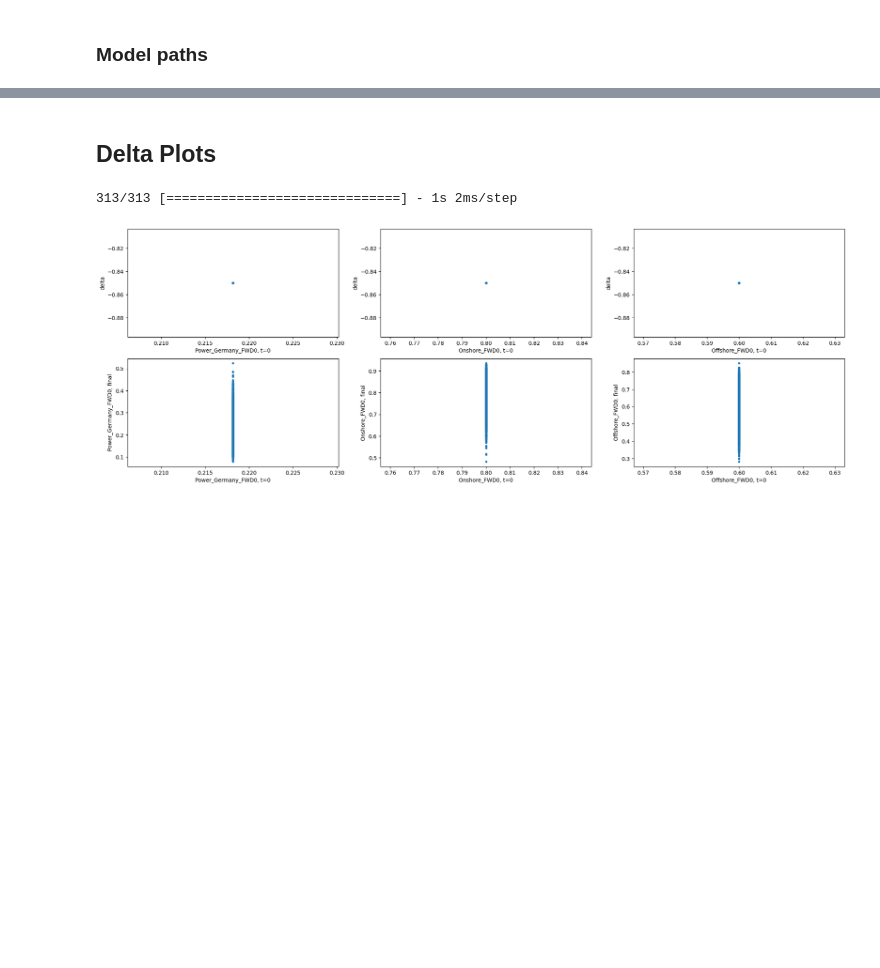
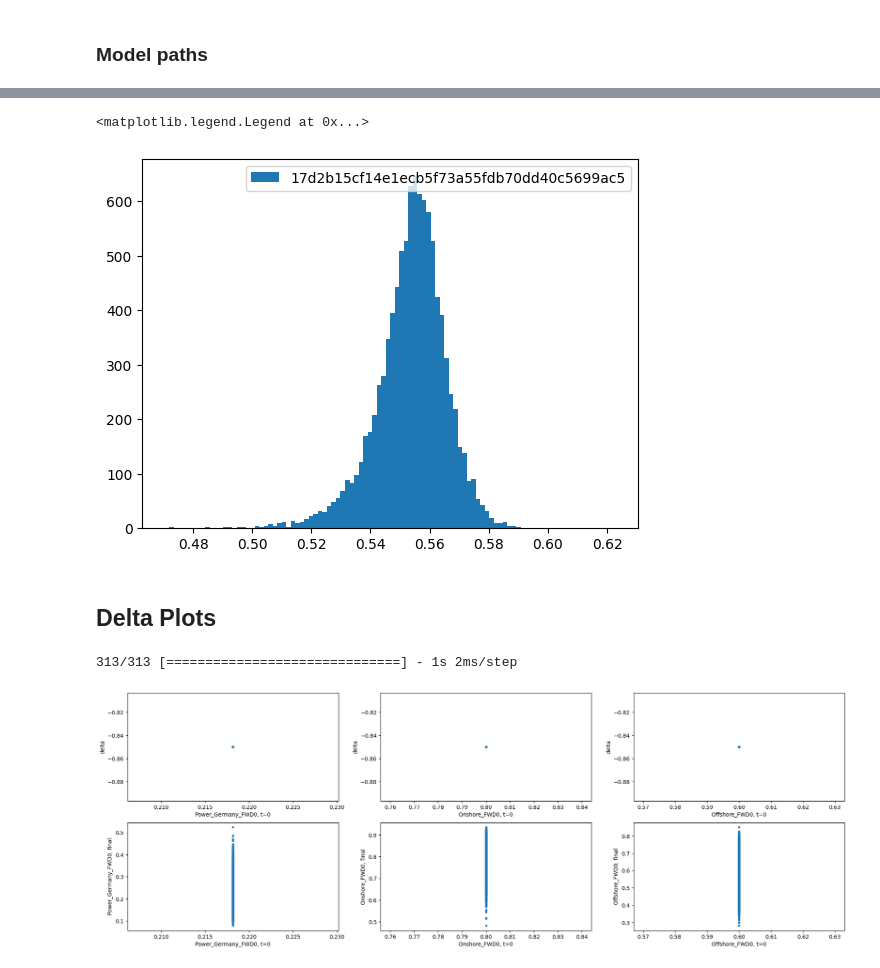
Before and after one commit to hnguyen-RIVACON/RiVaPy, a Jupyter notebook: sandbox/green_ppa/green_ppa_deep_hedging_experiments.ipynb, the cells around one changed output, grey strips where cells are left out. Cells and saved outputs as stored; diff of their text form; code cells hidden in the pictures; blank space fills up the shorter version.

```diff
--- a/sandbox/green_ppa/green_ppa_deep_hedging_experiments.ipynb
+++ b/sandbox/green_ppa/green_ppa_deep_hedging_experiments.ipynb
@@ -185,6 +124,0 @@ for k,v in pricing_results.paths.items():
-# %%
-pnl = pricing_results.hedge_model.compute_pnl(pricing_results.paths, pricing_results.payoff)
-
-#plt.hist(pricing_results.payoff, bins=100, alpha=0.5, density=True)
-plt.axvline(pnl.mean())
-plt.hist(pnl,bins=100, alpha=0.5, density=True);
@@ -193,0 +125,13 @@ plt.hist(pnl,bins=100, alpha=0.5, density=True);
+# %%
+def compute_pnl(hedge_model, paths, green_ppa_spec):
+    power_price = paths.get('Power_Germany_FWD0', None)
+    volume = paths.get(green_ppa_spec.location+'_FWD0')
+    payoff = (power_price[-1,:] -green_ppa_spec.fixed_price)*(volume[-1,:])
+    return hedge_model.compute_pnl(paths, payoff)
+# %%
+alpha = 1.0/len(hedge_models)
+for k,v in hedge_models.items():
+    pnl = compute_pnl(v, paths, spec)
+    plt.hist(pnl,bins=100, label=k, alpha=alpha)
+plt.legend()
+# %% [output]
@@ -194,3 +139,5 @@ plt.hist(pnl,bins=100, alpha=0.5, density=True);
+<matplotlib.legend.Legend at 0x...>
+[figure, added]
 # %% [markdown]
 ## Delta Plots
 # %%
```
Also changed, not shown: parts of 18 cells of this notebook, 2 other files.
